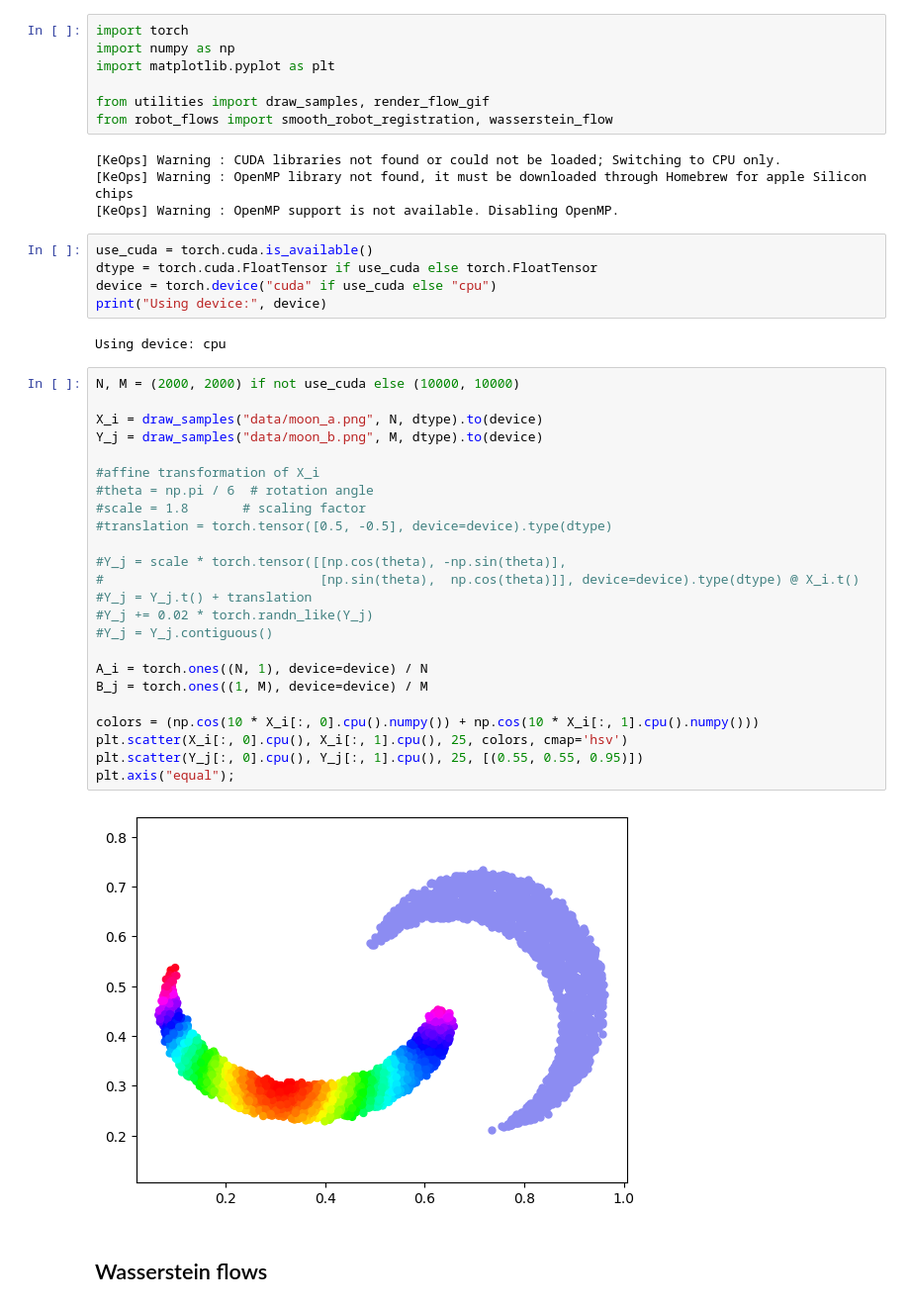
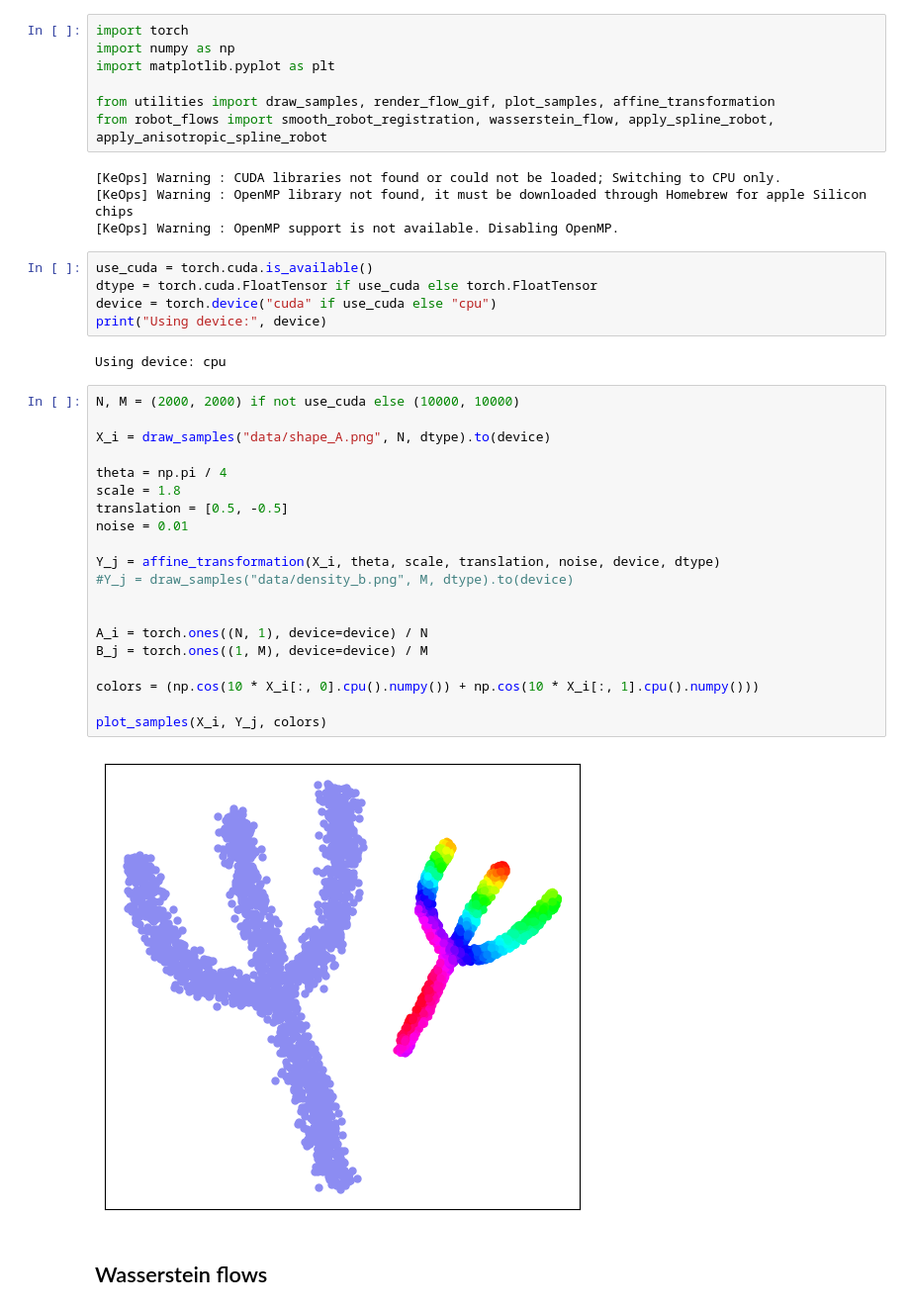
Before and after one commit to clementgilli/Wasserstein-Gradient-Flows-RobOT, a Jupyter notebook: robot.ipynb, the cells around one changed output. Shown at 99% size. Drawn from its saved outputs; the diff is of its cells as text.

Commit message:
clean code + add anisotropic kernel

```diff
--- a/robot.ipynb
+++ b/robot.ipynb
@@ -3,8 +3,8 @@ import torch
 import numpy as np
 import matplotlib.pyplot as plt
 
-from utilities import draw_samples, render_flow_gif
-from robot_flows import smooth_robot_registration, wasserstein_flow
+from utilities import draw_samples, render_flow_gif, plot_samples, affine_transformation
+from robot_flows import smooth_robot_registration, wasserstein_flow, apply_spline_robot, apply_anisotropic_spline_robot
 # %% [output]
 [KeOps] Warning : CUDA libraries not found or could not be loaded; Switching to CPU only.
 [KeOps] Warning : OpenMP library not found, it must be downloaded through Homebrew for apple Silicon chips
@@ -19,29 +19,25 @@ Using device: cpu
 # %%
 N, M = (2000, 2000) if not use_cuda else (10000, 10000)
 
-X_i = draw_samples("data/moon_a.png", N, dtype).to(device)
-Y_j = draw_samples("data/moon_b.png", M, dtype).to(device)
+X_i = draw_samples("data/shape_A.png", N, dtype).to(device)
 
-#affine transformation of X_i
-#theta = np.pi / 6  # rotation angle
-#scale = 1.8       # scaling factor
-#translation = torch.tensor([0.5, -0.5], device=device).type(dtype)
+theta = np.pi / 4
+scale = 1.8
+translation = [0.5, -0.5]
+noise = 0.01
 
-#Y_j = scale * torch.tensor([[np.cos(theta), -np.sin(theta)],
-#                            [np.sin(theta),  np.cos(theta)]], device=device).type(dtype) @ X_i.t()
-#Y_j = Y_j.t() + translation
-#Y_j += 0.02 * torch.randn_like(Y_j)
-#Y_j = Y_j.contiguous()
+Y_j = affine_transformation(X_i, theta, scale, translation, noise, device, dtype)
+#Y_j = draw_samples("data/density_b.png", M, dtype).to(device)
+
 
 A_i = torch.ones((N, 1), device=device) / N
 B_j = torch.ones((1, M), device=device) / M
 
 colors = (np.cos(10 * X_i[:, 0].cpu().numpy()) + np.cos(10 * X_i[:, 1].cpu().numpy()))
-plt.scatter(X_i[:, 0].cpu(), X_i[:, 1].cpu(), 25, colors, cmap='hsv')
-plt.scatter(Y_j[:, 0].cpu(), Y_j[:, 1].cpu(), 25, [(0.55, 0.55, 0.95)])
-plt.axis("equal");
+
+plot_samples(X_i, Y_j, colors)
 # %% [output]
-[figure, old version]
+[figure, new version]
 # %% [markdown]
 ## Wasserstein flows
 # %%
```
Also changed, not shown: parts of 7 cells of this notebook, 6 other files.
